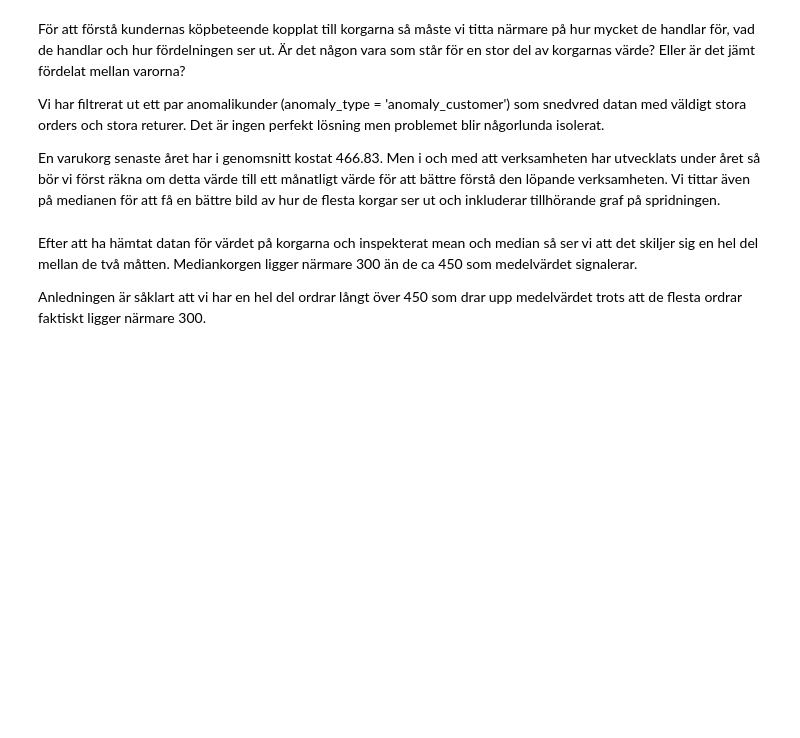
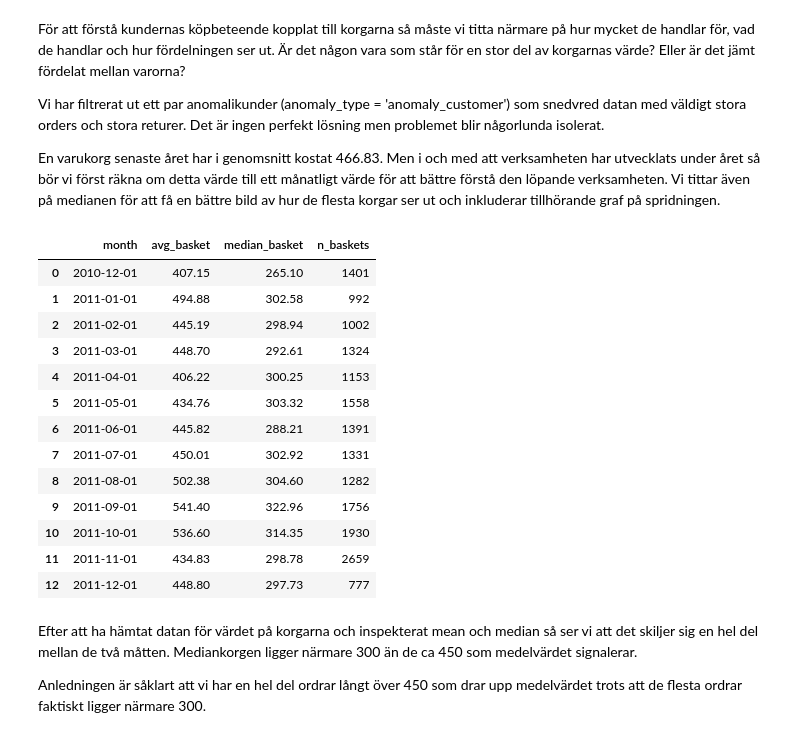
Before and after one commit to DecsProject/retail-transaction-analysis, a Jupyter notebook: Analysis/Notebooks/01_Basket_Analysis.ipynb, the cells around one changed output. Cells and saved outputs as stored; diff of their text form; code cells hidden in the pictures; blank space fills up the shorter version.

```diff
--- a/Analysis/Notebooks/01_Basket_Analysis.ipynb
+++ b/Analysis/Notebooks/01_Basket_Analysis.ipynb
@@ -63,31 +63,47 @@ En varukorg senaste året har i genomsnitt kostat 466.83. Men i och med att verk
 # %%
 # Basket value: Mean, Median, Number of orders
 df_basket = db.sql("""
     WITH basket AS (
         SELECT
             invoicedate,
             invoiceno,
             ROUND(SUM(total_price), 2) AS basket_value
         FROM retail_enriched
         WHERE is_credit_invoice = 0
         AND customerid NOT IN (
     SELECT DISTINCT customerid
     FROM staging.top_anomalies
     WHERE anomaly_type = 'anomaly_customer'
 )
         GROUP BY 1, 2
         HAVING SUM(total_price) > 0
     )
 
     SELECT
         DATE_TRUNC('month', invoicedate) AS month,
         ROUND(AVG(basket_value), 2) AS avg_basket,
         ROUND(MEDIAN(basket_value), 2) AS median_basket,
         COUNT(*) AS n_baskets
     FROM basket
     GROUP BY 1
     ORDER BY 1
 """).df()
+df_basket
+# %% [output]
+|  | month | avg_basket | median_basket | n_baskets |
+| 0 | 2010-12-01 | 407.15 | 265.10 | 1401 |
+| 1 | 2011-01-01 | 494.88 | 302.58 | 992 |
+| 2 | 2011-02-01 | 445.19 | 298.94 | 1002 |
+| 3 | 2011-03-01 | 448.70 | 292.61 | 1324 |
+| 4 | 2011-04-01 | 406.22 | 300.25 | 1153 |
+| 5 | 2011-05-01 | 434.76 | 303.32 | 1558 |
+| 6 | 2011-06-01 | 445.82 | 288.21 | 1391 |
+| 7 | 2011-07-01 | 450.01 | 302.92 | 1331 |
+| 8 | 2011-08-01 | 502.38 | 304.60 | 1282 |
+| 9 | 2011-09-01 | 541.40 | 322.96 | 1756 |
+| 10 | 2011-10-01 | 536.60 | 314.35 | 1930 |
+| 11 | 2011-11-01 | 434.83 | 298.78 | 2659 |
+| 12 | 2011-12-01 | 448.80 | 297.73 | 777 |
 # %%
 fig_basket_monthly = px.line(
     df_basket,
```
Also changed, not shown: parts of 9 cells of this notebook, 2 other files.
